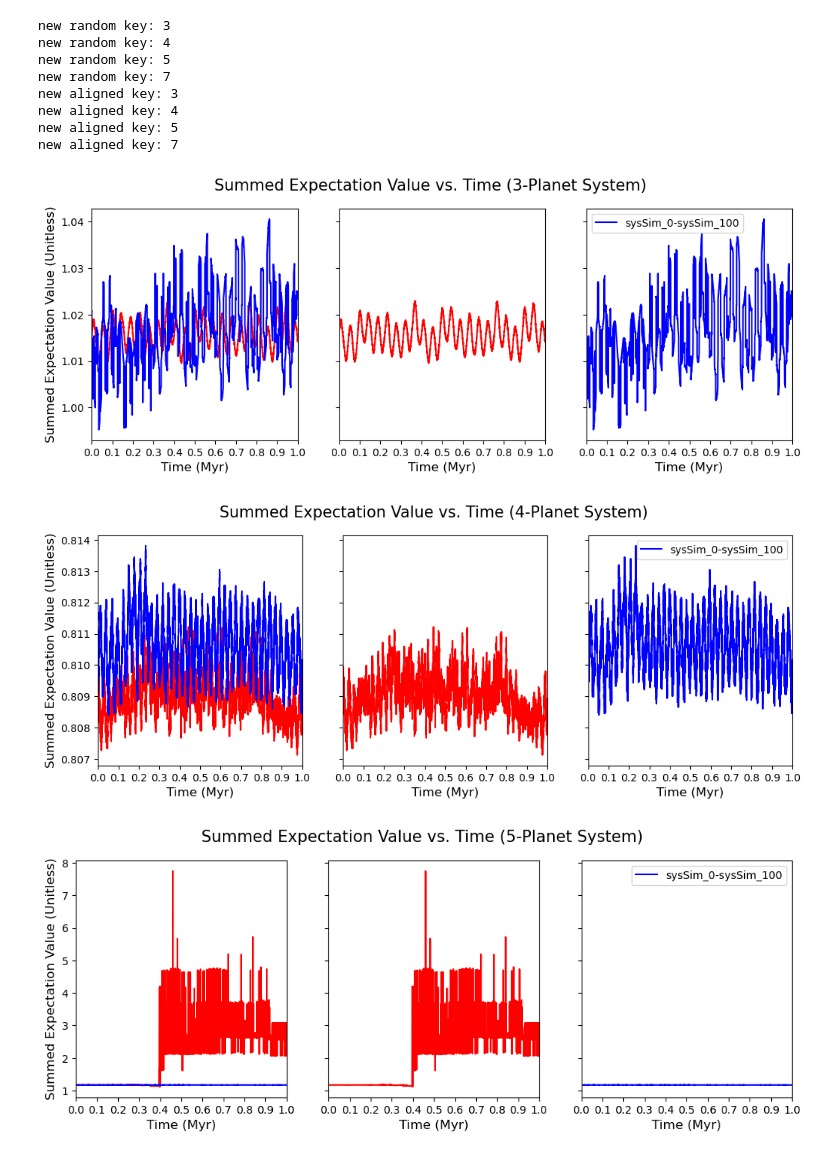
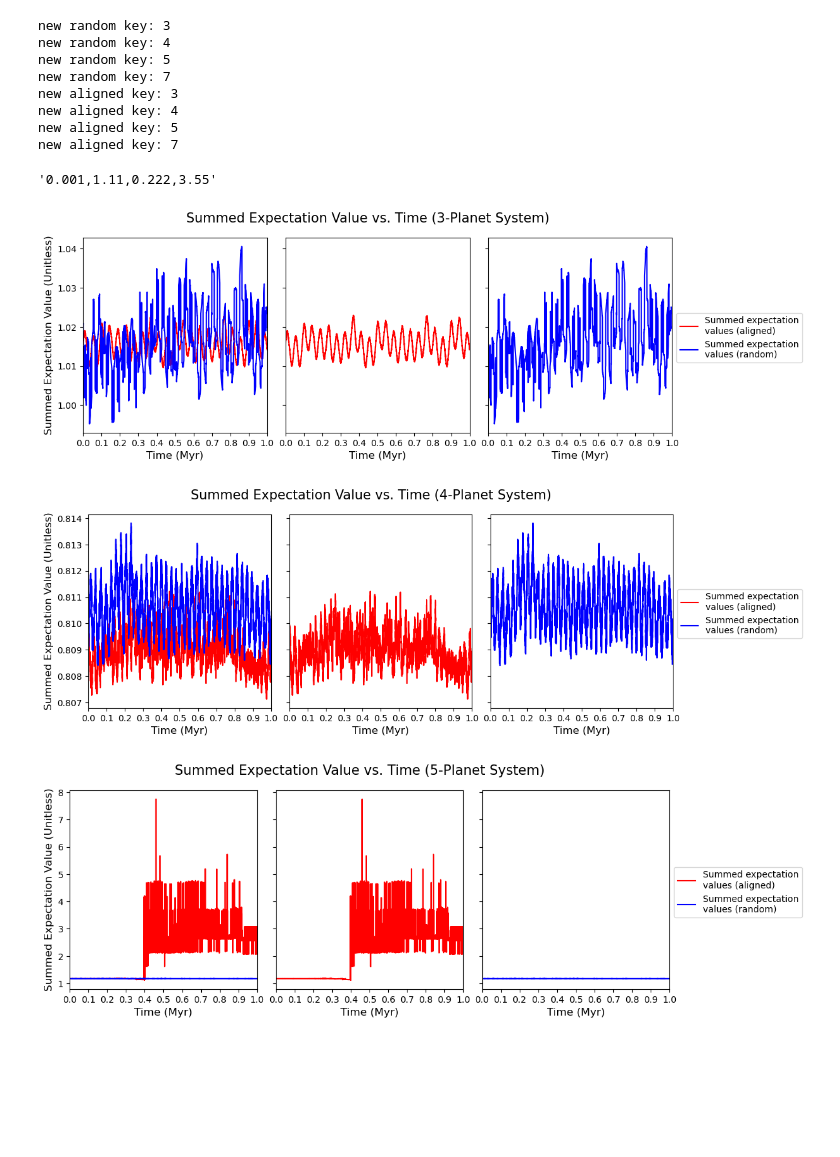
Before and after one commit to NathanielTanglin/Debiasing_Kepler_Data, a Jupyter notebook: src/generate-sum-exp-values.ipynb, the cells around one changed output. Saved outputs shown, nothing was run; the diff lists cells and outputs as text; code cells hidden in the pictures; blank space fills up the shorter version.

```diff
--- a/src/generate-sum-exp-values.ipynb
+++ b/src/generate-sum-exp-values.ipynb
@@ -98,3 +149,7 @@ new aligned key: 7
+# %%
+str([0.001,1.11,0.222,3.55]).replace(']', '').replace('[', '').replace(' ', '')
+# %% [output]
+'0.001,1.11,0.222,3.55'
 # %%
 for key in sums['aligned']:
     if key not in sums['random']:
@@ -109,8 +164,8 @@ for key in sums['aligned']:
     label = '{f1}-{f2}'.format(f1 = systems[0].replace('.csv', ''), f2 = systems[-1].replace('.csv', ''))
 
     plt.subplot(1, 3, 1)
-    plt.plot(x, y, color = 'red', label = 'Summed expectation values (aligned)')
-    plt.plot(rx, ry, color = 'blue', label = 'Summed expectation values (random)')
+    plt.plot(x, y, color = 'red', label = 'Summed expectation\nvalues (aligned)')
+    plt.plot(rx, ry, color = 'blue', label = 'Summed expectation\nvalues (random)')
 
     plt.subplot(1, 3, 2)
     plt.plot(x, y, color = 'red')
@@ -119,33 +174,33 @@ for key in sums['aligned']:
     plt.plot(rx, ry, color = 'blue')
 
     for col in range(len(axes)):
         ax = axes[col]
 
         if col == 0:
             ax.set_ylabel('Summed Expectation Value (Unitless)', fontsize = 12)
 
         ax.set_xlabel('Time (Myr)', fontsize = 12)
         ax.xaxis.set_major_locator(tck.LinearLocator(11))
         ax.xaxis.set_major_formatter(tck.FuncFormatter(lambda x, pos: '%.1f' % (x/1e6)))
 
         # Note that this does not calculate the min and max for the random cases, although they should be the same.
         xmin = np.nanmin(x)
         xmax = np.nanmax(x)
 
         ax.set_xlim(xmin, xmax)
 
     fig.suptitle('Summed Expectation Value vs. Time ({n}-Planet System)'.format(n=key), fontsize = 15)
 
     fig.legend(bbox_to_anchor = (0.9, 0.6), loc = 'upper left')
     plt.subplots_adjust(wspace=0.1, hspace=0)
 
     if SAVE_PLOTS:
         save_path = os.path.join(os.pardir, 'results', 'sum-exp-values', 'sum-exp-values-{n}-planets'.format(n = key))
         fig.savefig(save_path, dpi = 300)
 
     if SHOW_PLOTS:
         plt.show()
 # %% [output]
-[figure, old version]
+[figure, new version]
-[figure, old version]
+[figure, new version]
-[figure, old version]
+[figure, new version]
```
Also changed, not shown: parts of 3 cells of this notebook, 4 other files.
